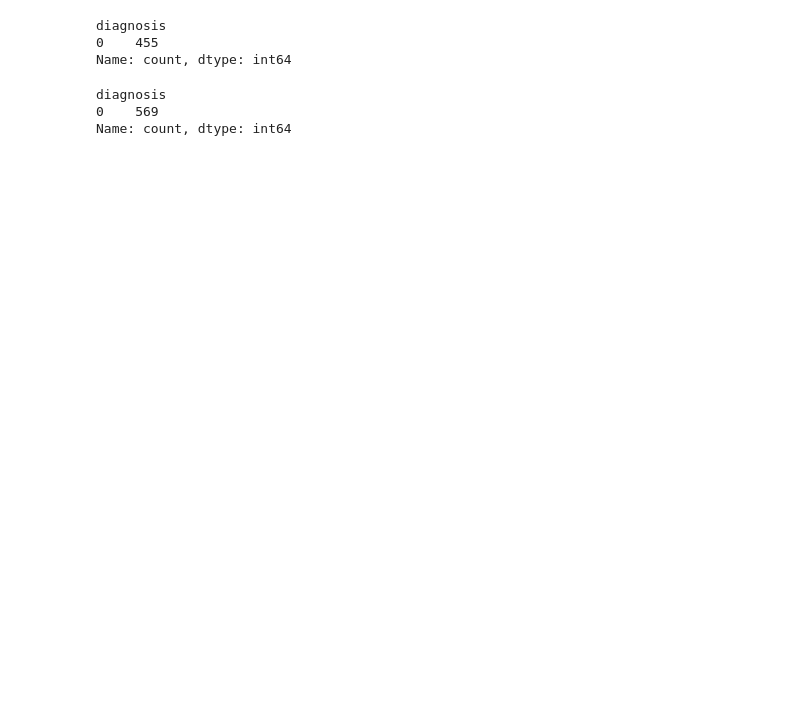
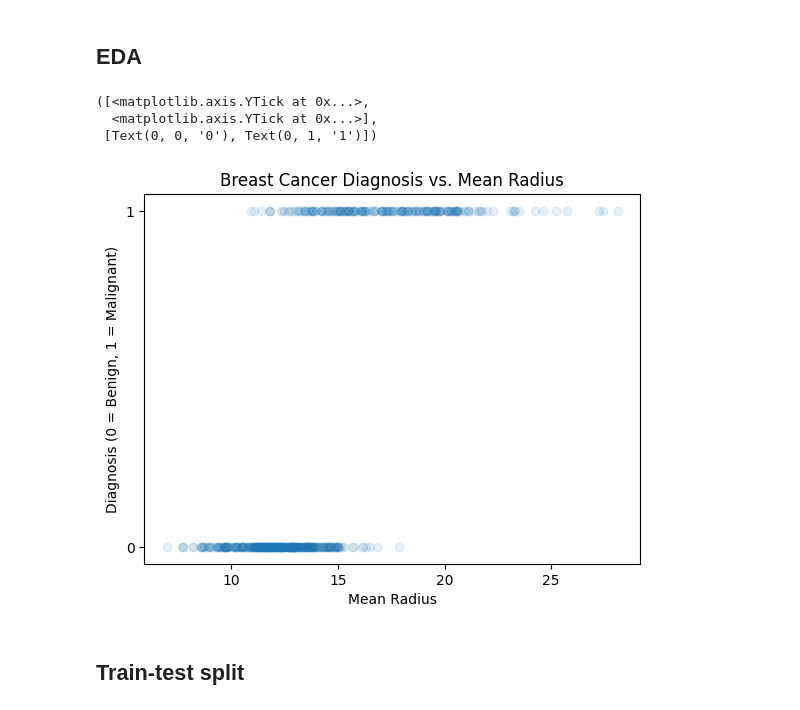
Before and after one commit to BenjaminLHR/MA4270-Proj, a Jupyter notebook: code.ipynb, the cells around one changed output. Cells and saved outputs as stored; diff of their text form; code cells hidden in the pictures; blank space fills up the shorter version.

Commit message:
Clean up code and ensure it runs

```diff
--- a/code.ipynb
+++ b/code.ipynb
@@ -1,4 +9,6 @@
 # %%
-import pandas as pd
-df = pd.read_csv('breast_cancer_data.csv')
-df['diagnosis_dummy'] = (df['diagnosis'] == 'M').astype(int)
+breast_cancer_df = pd.read_csv('breast_cancer_data.csv')
+# Cleaning
+breast_cancer_df['diagnosis_dummy'] = (breast_cancer_df['diagnosis'] == 'M').astype(int)
+breast_cancer_df.drop('Unnamed: 32', inplace=True, axis=1)
+breast_cancer_df['intercept'] = 1
@@ -97,12 +31,17 @@ Optimization successful.
+# %% [markdown]
+## EDA
+# %%
+plt.scatter(breast_cancer_df['radius_mean'], breast_cancer_df['diagnosis_dummy'], alpha=0.1)
+plt.xlabel('Mean Radius')
+plt.ylabel('Diagnosis (0 = Benign, 1 = Malignant)')
+plt.title('Breast Cancer Diagnosis vs. Mean Radius')
+plt.yticks([0, 1])
+# %% [output]
+([<matplotlib.axis.YTick at 0x...>,
+  <matplotlib.axis.YTick at 0x...>],
+ [Text(0, 0, '0'), Text(0, 1, '1')])
+[figure, added]
+# %% [markdown]
+## Train-test split
 # %%
-train_test_split(df, test_size=0.2, random_state=42)[0]['diagnosis'].value_counts()
+breast_cancer_df_train, breast_cancer_df_test = train_test_split(breast_cancer_df, test_size=0.2, random_state=0)
-# %% [output]
-diagnosis
-0    455
-Name: count, dtype: int64
-# %%
-df['diagnosis'].value_counts()
-# %% [output]
-diagnosis
-0    569
-Name: count, dtype: int64
```
Also changed, not shown: parts of 32 cells of this notebook.
